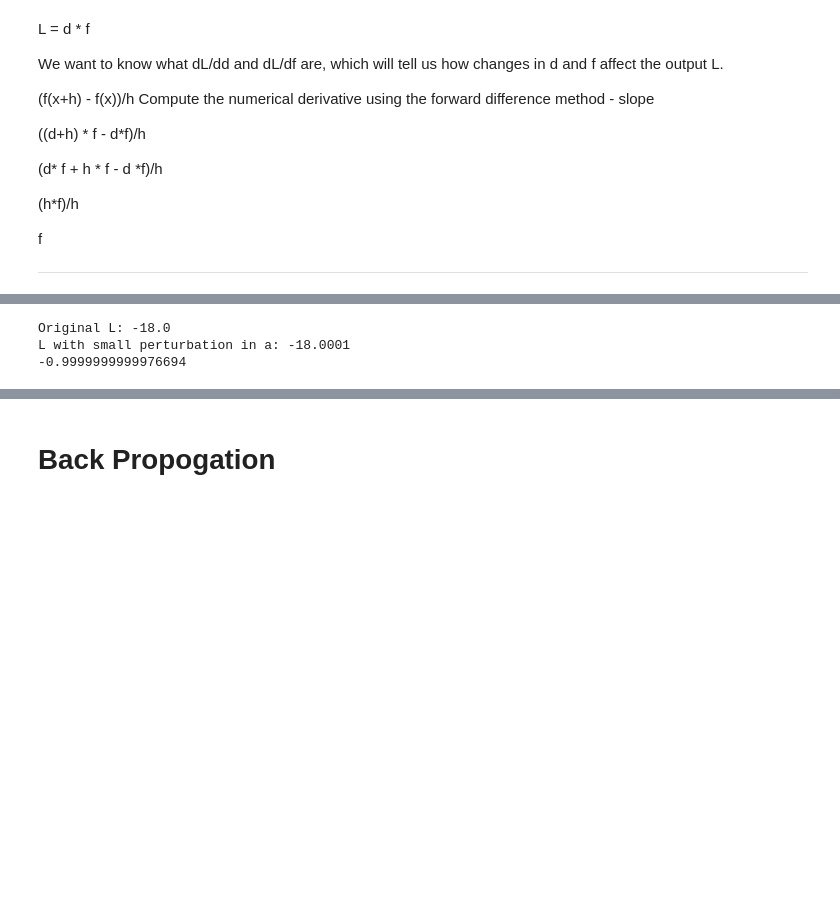
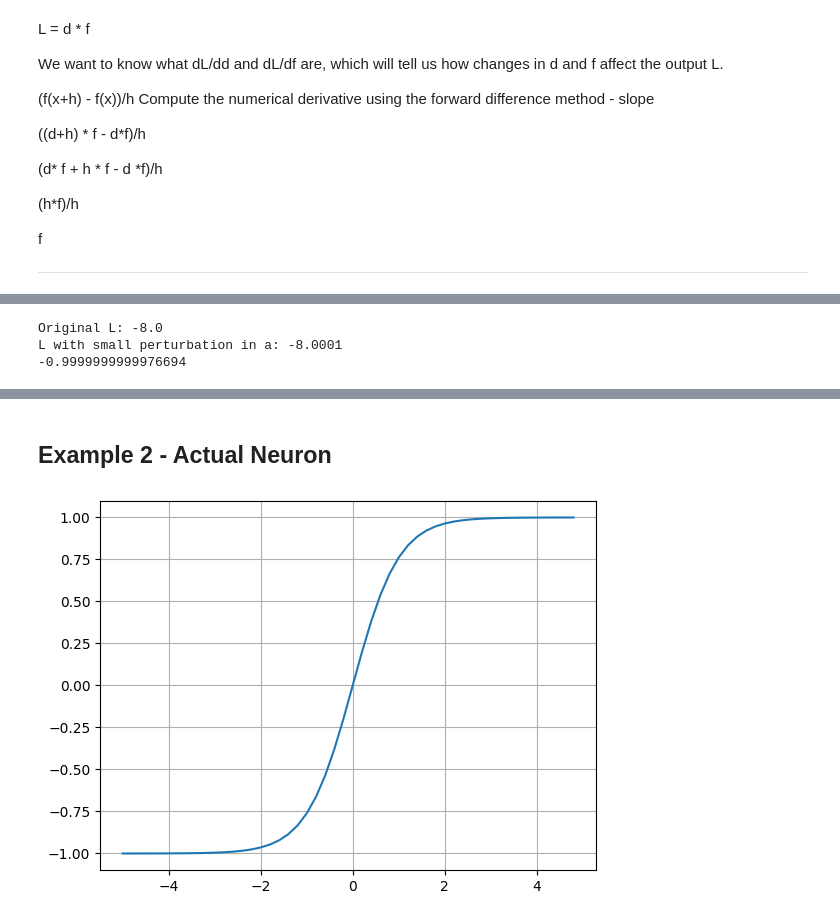
Before and after one commit to Revati-N/neural-engine, a Jupyter notebook: Micrograd/micrograd_from_scatch.ipynb, the cells around one changed output, grey strips where cells are left out. Drawn from its saved outputs; the diff is of its cells as text; code cells hidden in the pictures; blank space fills up the shorter version.

Commit message:
simple neuron

```diff
--- a/Micrograd/micrograd_from_scatch.ipynb
+++ b/Micrograd/micrograd_from_scatch.ipynb
@@ -274,7 +296,7 @@ def lol():
     a = Value(2.0, label='a')
     b = Value(-3.0, label='b')
     c = Value(10.0, label='c')
-    e = a+b; e.label = 'e'
+    e = a*b; e.label = 'e'
     d = e + c; d.label = 'd'
     f = Value(-2.0, label='f')
     L = d * f; L.label = 'L'
@@ -283,7 +305,7 @@ def lol():
     a = Value(2.0, label='a')
     b = Value(-3.0, label='b')
     c = Value(10.0, label='c')
-    e = a+b; e.label = 'e'
+    e = a*b; e.label = 'e'
     d = e + c; d.label = 'd'
     d.data += h
     f = Value(-2.0, label='f')
@@ -296,12 +318,17 @@ def lol():
 
 lol()
 # %% [output]
-Original L: -18.0
-L with small perturbation in a: -18.0001
+Original L: -8.0
+L with small perturbation in a: -8.0001
 -0.9999999999976694
 # %%
 draw_dot(L)
 # %% [output]
 [drawing not drawn]
 # %% [markdown]
-# **Back Propogation**
+## Example 2 - Actual Neuron
+# %%
+plt.plot(np. arange(-5,5,0.2), np.tanh(np.arange(-5,5,0.2))) # Tan h
+plt.grid()
+# %% [output]
+[figure, added]
```
Also changed, not shown: parts of 6 cells of this notebook.
